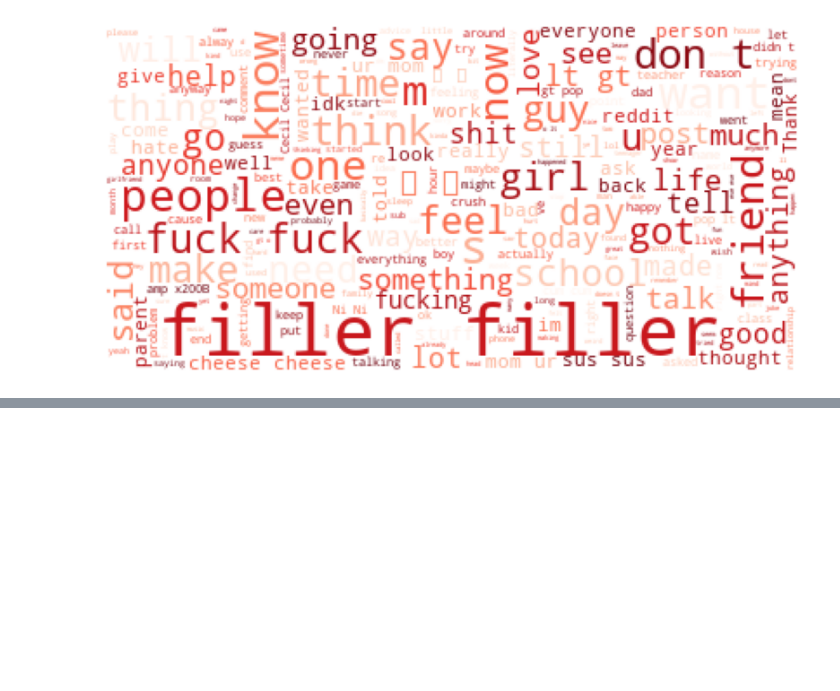
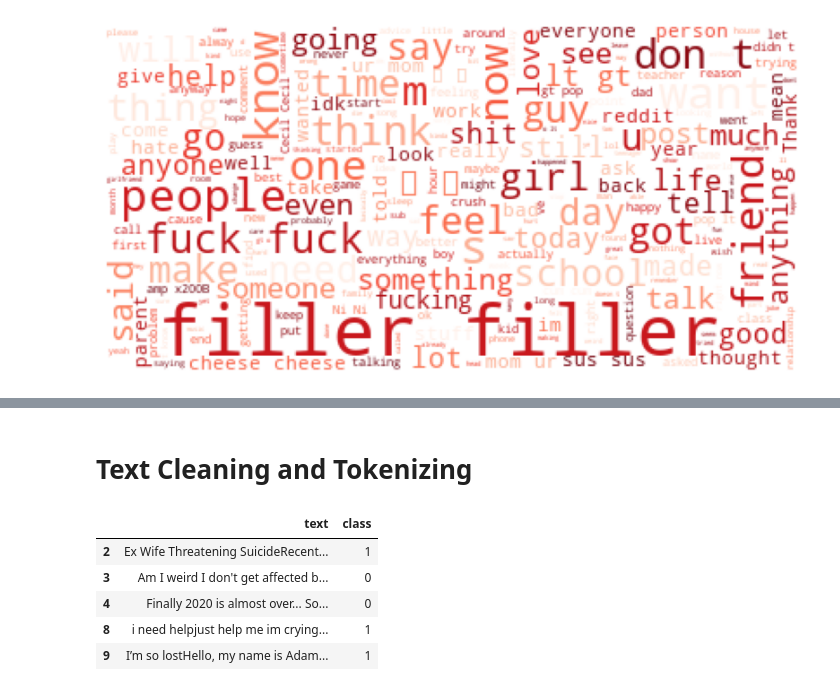
Before and after one commit to RReed637/Suicide-Risk, a Jupyter notebook: Notebook/SuicideWatch.ipynb, the cells around one changed output, grey strips where cells are left out. Cells and saved outputs as stored; diff of their text form; code cells hidden in the pictures; blank space fills up the shorter version.

```diff
--- a/Notebook/SuicideWatch.ipynb
+++ b/Notebook/SuicideWatch.ipynb
@@ -119,0 +166,17 @@ WORDCLOUD(nonsuicide, colormap='Reds')
+# %% [markdown]
+# Text Cleaning and Tokenizing
+# %%
+from sklearn.preprocessing import LabelEncoder
+
+label_encoder = LabelEncoder()
+
+df['class'] = label_encoder.fit_transform(df['class'])
+
+df.head()
+# %% [output]
+|  | text | class |
+| 2 | Ex Wife Threatening SuicideRecent... | 1 |
+| 3 | Am I weird I don't get affected b... | 0 |
+| 4 | Finally 2020 is almost over... So... | 0 |
+| 8 | i need helpjust help me im crying... | 1 |
+| 9 | I’m so lostHello, my name is Adam... | 1 |
```
Also changed, not shown: parts of 12 cells of this notebook, 1 other file.
